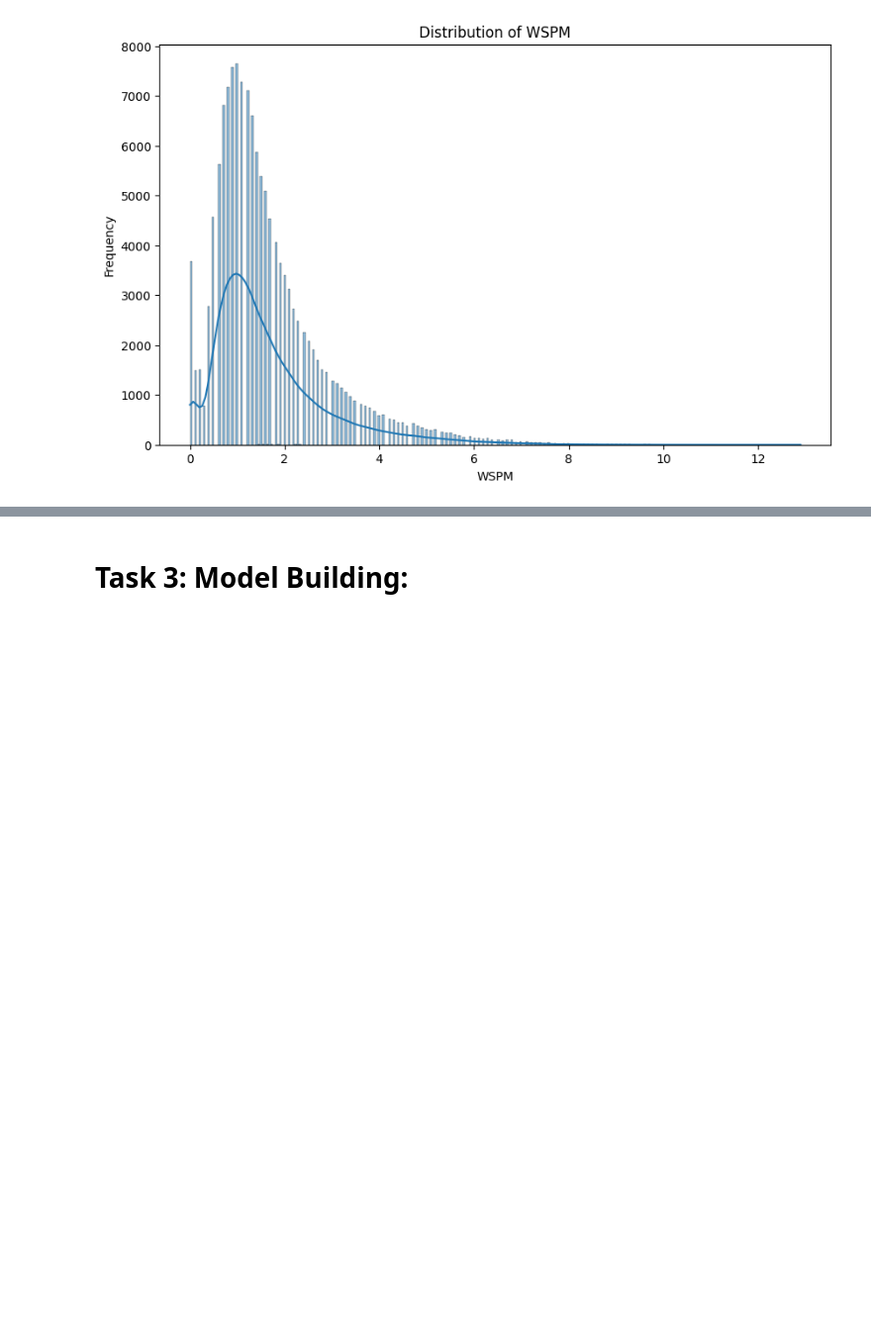
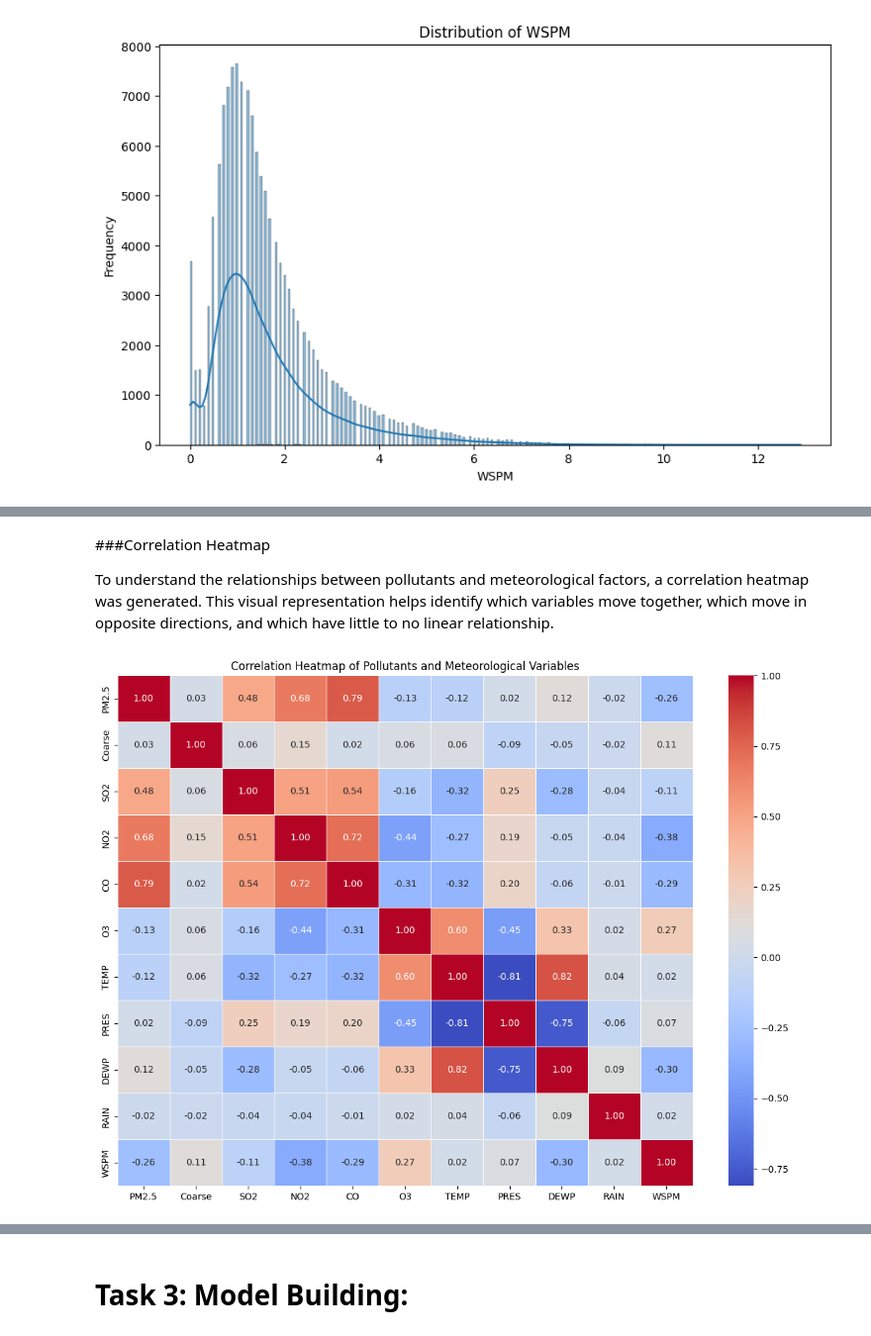
Before and after one commit to Obscuriosity/Programming_For_Data_Analysis, a Jupyter notebook: ST20214513_CMP7005_PRAC_1.ipynb, the cells around one changed output, grey strips where cells are left out. Shown at 99% size. Cells and saved outputs as stored; diff of their text form; code cells hidden in the pictures; blank space fills up the shorter version.

```diff
--- a/ST20214513_CMP7005_PRAC_1.ipynb
+++ b/ST20214513_CMP7005_PRAC_1.ipynb
@@ -542,0 +565,18 @@ for column in ['PM2.5', 'Coarse', 'SO2', 'NO2', 'CO', 'O3', 'TEMP', 'PRES', 'DEW
+# %% [markdown]
+###Correlation Heatmap
+
+To understand the relationships between pollutants and meteorological factors, a correlation heatmap was generated. This visual representation helps identify which variables move together, which move in opposite directions, and which have little to no linear relationship.
+# %%
+# columns for correlation analysis
+correlation_cols = ['PM2.5', 'Coarse', 'SO2', 'NO2', 'CO', 'O3', 'TEMP', 'PRES', 'DEWP', 'RAIN', 'WSPM']
+
+# Calculate the matrix
+correlation_matrix = df[correlation_cols].corr()
+
+# Plot the heatmap
+plt.figure(figsize=(14, 10))
+sns.heatmap(correlation_matrix, annot=True, cmap='coolwarm', fmt=".2f", linewidths=.5)
+plt.title('Correlation Heatmap of Pollutants and Meteorological data')
+plt.show()
+# %% [output]
+[figure, added]
```
Also changed, not shown: parts of 3 cells of this notebook.
